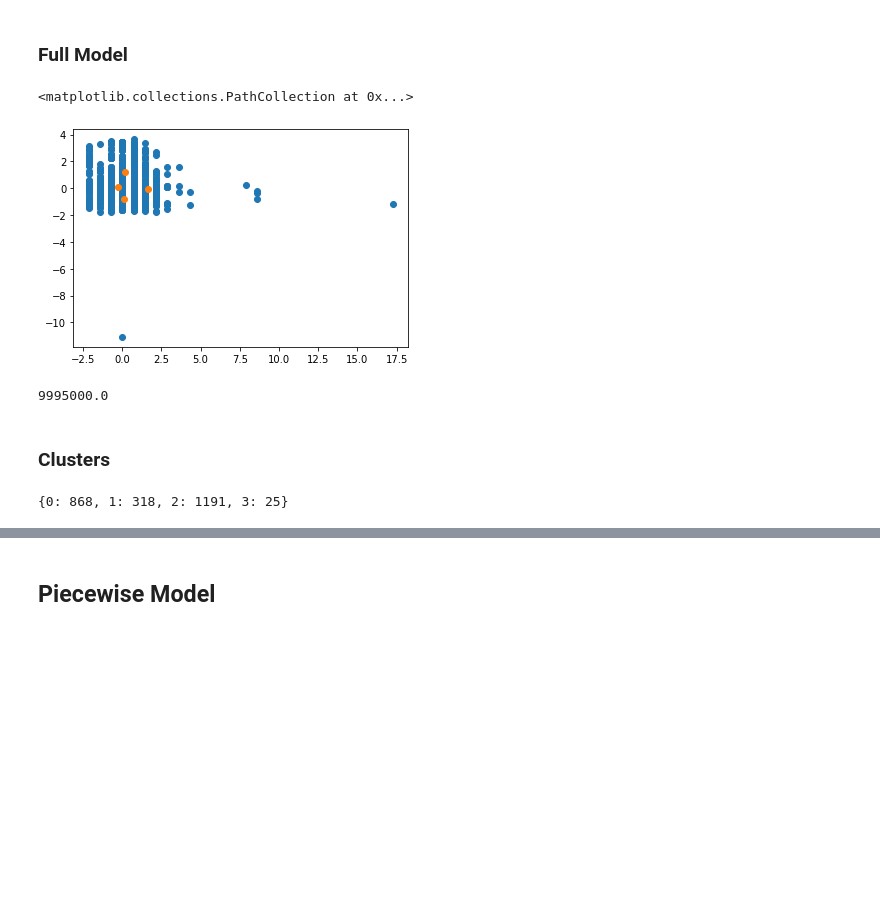
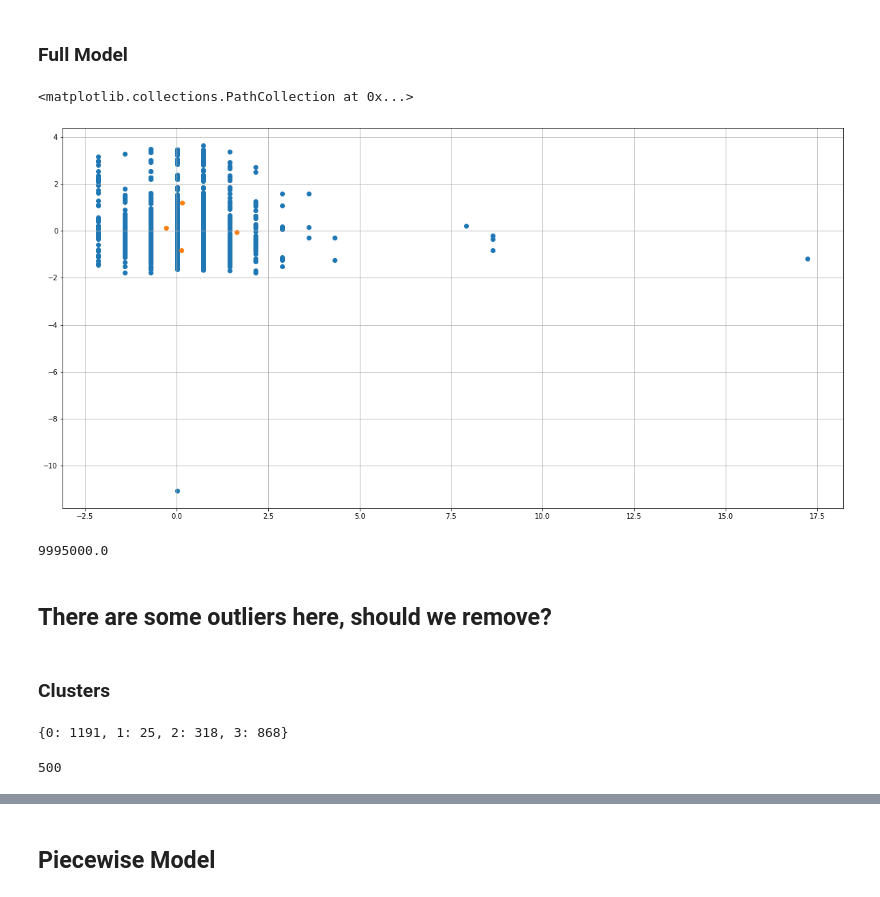
Before and after one commit to zhares999/ET5003_SEM1_2021-2, a Jupyter notebook: Week-3/ET5003_Etivity2_XiaomingZhang_20158327.ipynb, the cells around one changed output, grey strips where cells are left out. Cells and saved outputs as stored; diff of their text form; code cells hidden in the pictures; blank space fills up the shorter version.

```diff
--- a/Week-3/ET5003_Etivity2_XiaomingZhang_20158327.ipynb
+++ b/Week-3/ET5003_Etivity2_XiaomingZhang_20158327.ipynb
@@ -73,6 +74,9 @@ rand_state = 11
 # Define the color maps for plots
 color_map = plt.cm.get_cmap('RdYlBu')
 color_map_discrete = matplotlib.colors.LinearSegmentedColormap.from_list("", ["red","cyan","magenta","blue"])
+# %%
+# set the plots to 20 by 10
+plt.rcParams["figure.figsize"] = (20,10)
 # %% [markdown]
 # DATASET
 # %% [markdown]
@@ -179,3 +268,15 @@ df_test.describe()
+# %%
+# List of featues to remove
+
+# drop from df_train
+
+df_train.drop('description_block', axis=1, inplace=True)
+df_train.drop('features', axis=1, inplace=True)
+
+# drop corresponding from df_test
+
+df_test.drop('description_block', axis=1, inplace=True)
+df_test.drop('features', axis=1, inplace=True)
 # %% [markdown]
 ### Expected Cost dataset
 # %%
@@ -390,24 +512,28 @@ MAPE =  0.28808714645024136
 # %%
 # training gaussian mixture model
 from sklearn.mixture import GaussianMixture
 
 gmm = GaussianMixture(n_components=4)
 # clustering by features 1, 2
 ind=[0,1]
 X_ind = np.vstack([Xn_train[:,ind],Xn_test[:,ind]])
 # Gaussian Mixture
 gmm.fit(X_ind)
+plt.grid()
 # plot blue dots
 plt.scatter(X_ind[:,0],X_ind[:,1])
+
 # centroids:  orange dots
 plt.scatter(gmm.means_[:,0],gmm.means_[:,1])
 # %% [output]
 <matplotlib.collections.PathCollection at 0x...>
-[figure, old version]
+[figure, new version]
 # %%
 np.max(ys_train)
 # %% [output]
 9995000.0
+# %% [markdown]
+## There are some outliers here, should we remove?
 # %% [markdown]
 ### Clusters
 # %%
@@ -416,7 +542,11 @@ clusters_train = gmm.predict(Xn_train[:,ind])
 unique_train, counts_train = np.unique(clusters_train, return_counts=True)
 dict(zip(unique_train, counts_train))
 # %% [output]
-{0: 868, 1: 318, 2: 1191, 3: 25}
+{0: 1191, 1: 25, 2: 318, 3: 868}
+# %%
+len(Xn_test)
+# %% [output]
+500
 # %%
 # test clusters
 clusters_test = gmm.predict(Xn_test[:,ind])
```
Also changed, not shown: parts of 36 cells of this notebook.
